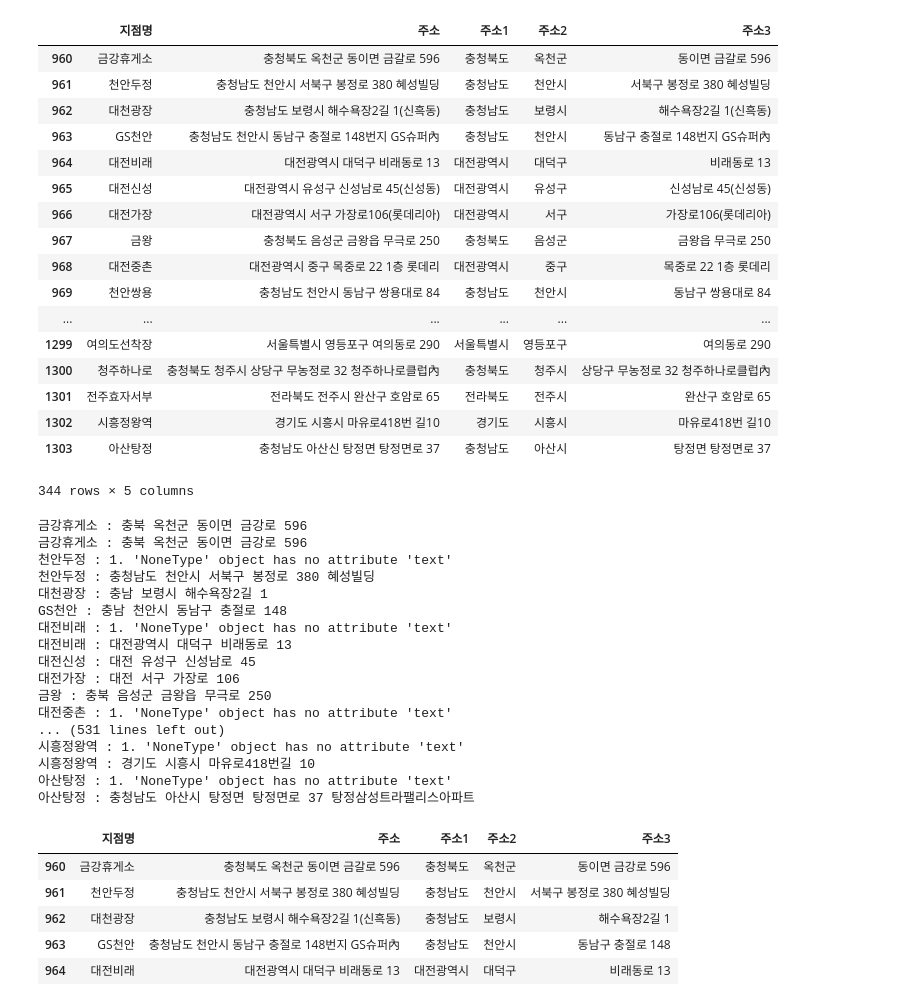
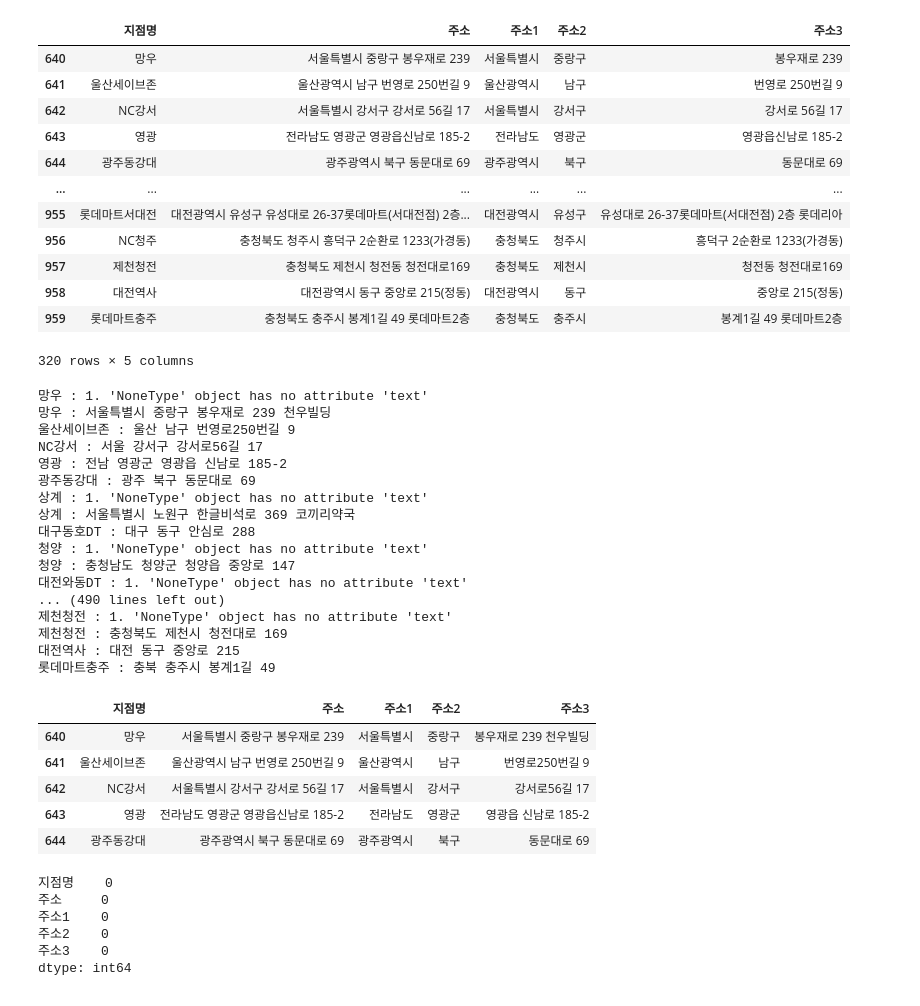
Before and after one commit to likelion-aischool-10-teamproject/burger-index, a Jupyter notebook: 1. web_crawling+preprocessing/Lotteria/Lotteria_address_change(최민혁님).ipynb, the cells around one changed output. Drawn from its saved outputs; the diff is of its cells as text; code cells hidden in the pictures.

```diff
--- a/1. web_crawling+preprocessing/Lotteria/Lotteria_address_change(최민혁님).ipynb
+++ b/1. web_crawling+preprocessing/Lotteria/Lotteria_address_change(최민혁님).ipynb
@@ -11,31 +11,26 @@ warnings.filterwarnings(action='ignore') # 경고메세지 무시
 import pandas as pd
 # %%
 # 수집된 데이터 가져오기
-dat = pd.read_excel('./lotteria_all_store.xlsx', encoding='utf-8')
+dat = pd.read_excel('./lotteria_all_store.xlsx')
 # dat = dat.iloc[0:320]
 # dat = dat.iloc[320:640]
 dat = dat.iloc[640:960]
 # dat = dat.iloc[960:]
 dat
 # %% [output]
 |  | 지점명 | 주소 | 주소1 | 주소2 | 주소3 |
-| 960 | 금강휴게소 | 충청북도 옥천군 동이면 금갈로 596 | 충청북도 | 옥천군 | 동이면 금갈로 596 |
-| 961 | 천안두정 | 충청남도 천안시 서북구 봉정로 380 혜성빌딩 | 충청남도 | 천안시 | 서북구 봉정로 380 혜성빌딩 |
-| 962 | 대천광장 | 충청남도 보령시 해수욕장2길 1(신흑동) | 충청남도 | 보령시 | 해수욕장2길 1(신흑동) |
-| 963 | GS천안 | 충청남도 천안시 동남구 충절로 148번지 GS슈퍼內 | 충청남도 | 천안시 | 동남구 충절로 148번지 GS슈퍼內 |
-| 964 | 대전비래 | 대전광역시 대덕구 비래동로 13 | 대전광역시 | 대덕구 | 비래동로 13 |
-| 965 | 대전신성 | 대전광역시 유성구 신성남로 45(신성동) | 대전광역시 | 유성구 | 신성남로 45(신성동) |
-| 966 | 대전가장 | 대전광역시 서구 가장로106(롯데리아) | 대전광역시 | 서구 | 가장로106(롯데리아) |
-| 967 | 금왕 | 충청북도 음성군 금왕읍 무극로 250 | 충청북도 | 음성군 | 금왕읍 무극로 250 |
-| 968 | 대전중촌 | 대전광역시 중구 목중로 22 1층 롯데리 | 대전광역시 | 중구 | 목중로 22 1층 롯데리 |
-| 969 | 천안쌍용 | 충청남도 천안시 동남구 쌍용대로 84 | 충청남도 | 천안시 | 동남구 쌍용대로 84 |
+| 640 | 망우 | 서울특별시 중랑구 봉우재로 239 | 서울특별시 | 중랑구 | 봉우재로 239 |
+| 641 | 울산세이브존 | 울산광역시 남구 번영로 250번길 9 | 울산광역시 | 남구 | 번영로 250번길 9 |
+| 642 | NC강서 | 서울특별시 강서구 강서로 56길 17 | 서울특별시 | 강서구 | 강서로 56길 17 |
+| 643 | 영광 | 전라남도 영광군 영광읍신남로 185-2 | 전라남도 | 영광군 | 영광읍신남로 185-2 |
+| 644 | 광주동강대 | 광주광역시 북구 동문대로 69 | 광주광역시 | 북구 | 동문대로 69 |
 | ... | ... | ... | ... | ... | ... |
-| 1299 | 여의도선착장 | 서울특별시 영등포구 여의동로 290 | 서울특별시 | 영등포구 | 여의동로 290 |
-| 1300 | 청주하나로 | 충청북도 청주시 상당구 무농정로 32 청주하나로클럽內 | 충청북도 | 청주시 | 상당구 무농정로 32 청주하나로클럽內 |
-| 1301 | 전주효자서부 | 전라북도 전주시 완산구 호암로 65 | 전라북도 | 전주시 | 완산구 호암로 65 |
-| 1302 | 시흥정왕역 | 경기도 시흥시 마유로418번 길10 | 경기도 | 시흥시 | 마유로418번 길10 |
-| 1303 | 아산탕정 | 충청남도 아산신 탕정면 탕정면로 37 | 충청남도 | 아산시 | 탕정면 탕정면로 37 |
+| 955 | 롯데마트서대전 | 대전광역시 유성구 유성대로 26-37롯데마트(서대전점) 2층... | 대전광역시 | 유성구 | 유성대로 26-37롯데마트(서대전점) 2층 롯데리아 |
+| 956 | NC청주 | 충청북도 청주시 흥덕구 2순환로 1233(가경동) | 충청북도 | 청주시 | 흥덕구 2순환로 1233(가경동) |
+| 957 | 제천청전 | 충청북도 제천시 청전동 청전대로169 | 충청북도 | 제천시 | 청전동 청전대로169 |
+| 958 | 대전역사 | 대전광역시 동구 중앙로 215(정동) | 대전광역시 | 동구 | 중앙로 215(정동) |
+| 959 | 롯데마트충주 | 충청북도 충주시 봉계1길 49 롯데마트2층 | 충청북도 | 충주시 | 봉계1길 49 롯데마트2층 |
-344 rows × 5 columns
+320 rows × 5 columns
 # %%
 addr = {'서울시':'서울특별시',
         '서울':'서울특별시',
@@ -161,23 +156,23 @@ dat = dat.apply(lambda x : change_addr(x), axis=1)
 # 웹드라이버 종료
 driver.close()
 # %% [output]
-금강휴게소 : 충북 옥천군 동이면 금강로 596
-금강휴게소 : 충북 옥천군 동이면 금강로 596
-천안두정 : 1. 'NoneType' object has no attribute 'text'
-천안두정 : 충청남도 천안시 서북구 봉정로 380 혜성빌딩
-대천광장 : 충남 보령시 해수욕장2길 1
-GS천안 : 충남 천안시 동남구 충절로 148
-대전비래 : 1. 'NoneType' object has no attribute 'text'
-대전비래 : 대전광역시 대덕구 비래동로 13
-대전신성 : 대전 유성구 신성남로 45
-대전가장 : 대전 서구 가장로 106
-금왕 : 충북 음성군 금왕읍 무극로 250
-대전중촌 : 1. 'NoneType' object has no attribute 'text'
-... (531 lines left out)
-시흥정왕역 : 1. 'NoneType' object has no attribute 'text'
-시흥정왕역 : 경기도 시흥시 마유로418번길 10
-아산탕정 : 1. 'NoneType' object has no attribute 'text'
-아산탕정 : 충청남도 아산시 탕정면 탕정면로 37 탕정삼성트라팰리스아파트
+망우 : 1. 'NoneType' object has no attribute 'text'
+망우 : 서울특별시 중랑구 봉우재로 239 천우빌딩
+울산세이브존 : 울산 남구 번영로250번길 9
+NC강서 : 서울 강서구 강서로56길 17
+영광 : 전남 영광군 영광읍 신남로 185-2
+광주동강대 : 광주 북구 동문대로 69
+상계 : 1. 'NoneType' object has no attribute 'text'
+상계 : 서울특별시 노원구 한글비석로 369 코끼리약국
+대구동호DT : 대구 동구 안심로 288
+청양 : 1. 'NoneType' object has no attribute 'text'
+청양 : 충청남도 청양군 청양읍 중앙로 147
+대전와동DT : 1. 'NoneType' object has no attribute 'text'
+... (490 lines left out)
+제천청전 : 1. 'NoneType' object has no attribute 'text'
+제천청전 : 충청북도 제천시 청전대로 169
+대전역사 : 대전 동구 중앙로 215
+롯데마트충주 : 충북 충주시 봉계1길 49
 # %%
 # 주소1의 줄임말을 풀어서 치환하고 None처리 된 행을 제거
 dat['주소1'] = dat['주소1'].replace(addr)
@@ -185,14 +180,21 @@ dat.dropna(inplace=True)
 dat.head()
 # %% [output]
 |  | 지점명 | 주소 | 주소1 | 주소2 | 주소3 |
-| 960 | 금강휴게소 | 충청북도 옥천군 동이면 금갈로 596 | 충청북도 | 옥천군 | 동이면 금강로 596 |
-| 961 | 천안두정 | 충청남도 천안시 서북구 봉정로 380 혜성빌딩 | 충청남도 | 천안시 | 서북구 봉정로 380 혜성빌딩 |
-| 962 | 대천광장 | 충청남도 보령시 해수욕장2길 1(신흑동) | 충청남도 | 보령시 | 해수욕장2길 1 |
-| 963 | GS천안 | 충청남도 천안시 동남구 충절로 148번지 GS슈퍼內 | 충청남도 | 천안시 | 동남구 충절로 148 |
-| 964 | 대전비래 | 대전광역시 대덕구 비래동로 13 | 대전광역시 | 대덕구 | 비래동로 13 |
+| 640 | 망우 | 서울특별시 중랑구 봉우재로 239 | 서울특별시 | 중랑구 | 봉우재로 239 천우빌딩 |
+| 641 | 울산세이브존 | 울산광역시 남구 번영로 250번길 9 | 울산광역시 | 남구 | 번영로250번길 9 |
+| 642 | NC강서 | 서울특별시 강서구 강서로 56길 17 | 서울특별시 | 강서구 | 강서로56길 17 |
+| 643 | 영광 | 전라남도 영광군 영광읍신남로 185-2 | 전라남도 | 영광군 | 영광읍 신남로 185-2 |
+| 644 | 광주동강대 | 광주광역시 북구 동문대로 69 | 광주광역시 | 북구 | 동문대로 69 |
 # %%
 # null 확인
 dat.isnull().sum()
+# %% [output]
+지점명    0
+주소     0
+주소1    0
+주소2    0
+주소3    0
+dtype: int64
 # %%
 # 주소1 이상치 확인
 dat['주소1'].unique()
```
Also changed, not shown: parts of 3 cells of this notebook, 2 other files.
